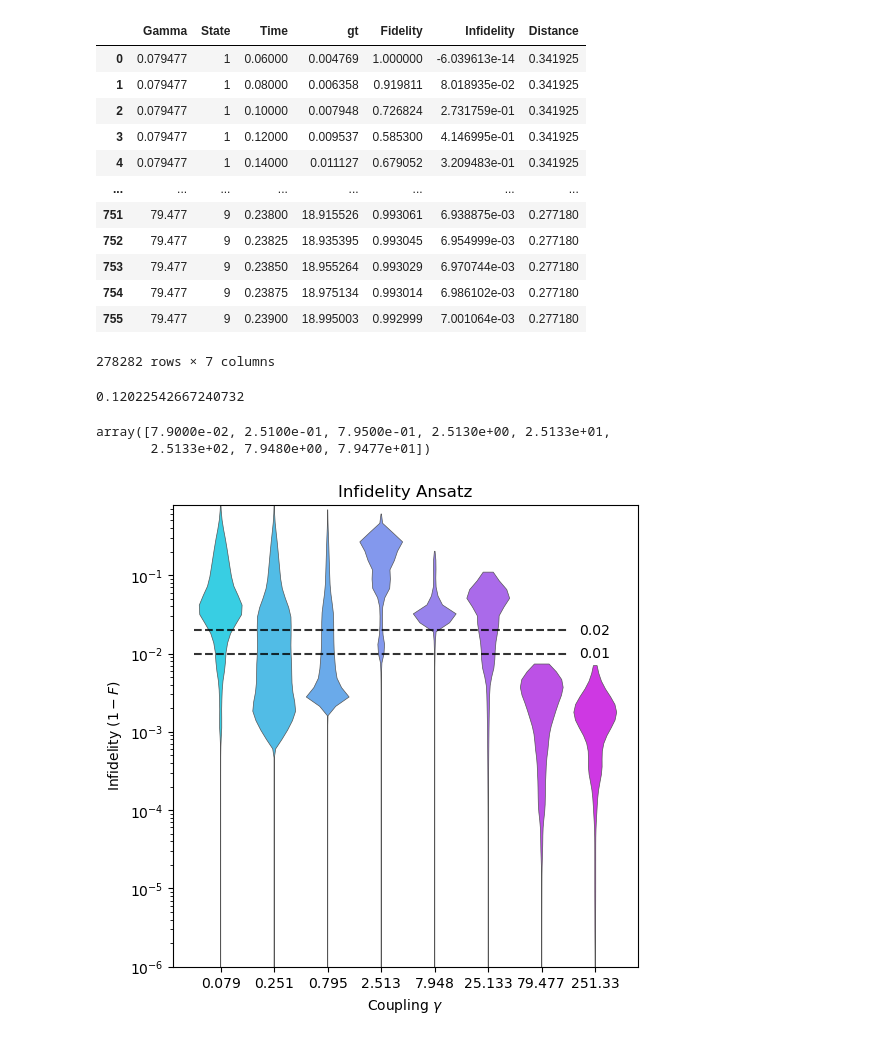
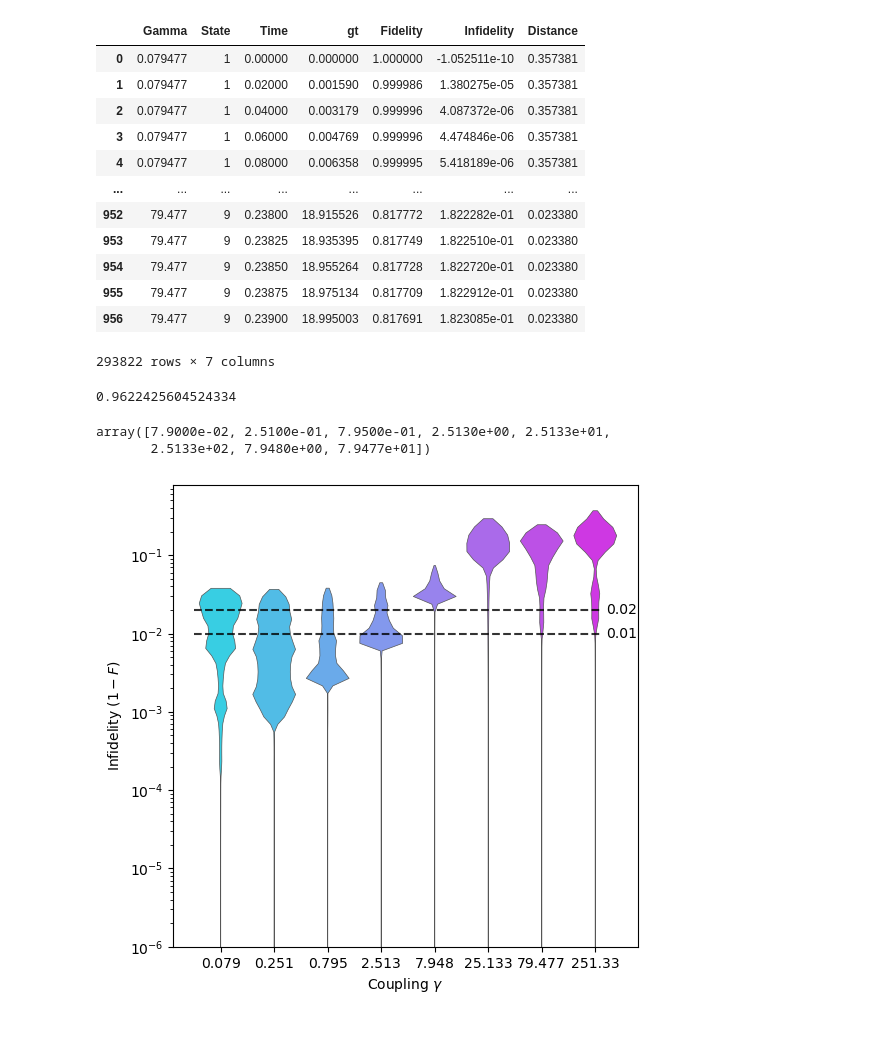
Before and after one commit to zpopovych/OQSID-thesis, a Jupyter notebook: DMD_TS_POP_correct/04_DMD_TS_POP_violin.ipynb, the cells around one changed output. Saved outputs shown, nothing was run; the diff lists cells and outputs as text; code cells hidden in the pictures.

```diff
--- a/DMD_TS_POP_correct/04_DMD_TS_POP_violin.ipynb
+++ b/DMD_TS_POP_correct/04_DMD_TS_POP_violin.ipynb
@@ -8,27 +8,29 @@ import os
 # %%
 #os.chdir("../TESTS/")
 
-df = pd.read_pickle("../TESTS/dataframe_DMD_TS_POP_testD20_2024-Jan-05_at_13-24.h5.pkl")
+#df = pd.read_pickle("../TESTS/dataframe_DMD_TS_POP_testD20_2024-Jan-05_at_13-24.h5.pkl")
+
+df = pd.read_pickle("../TESTS/dataframe_DMD_TS_POP_RND_testD20_2024-Jan-31_at_16-18.h5.pkl")
 # %%
 df
 # %% [output]
 |  | Gamma | State | Time | gt | Fidelity | Infidelity | Distance |
-| 0 | 0.079477 | 1 | 0.06000 | 0.004769 | 1.000000 | -6.039613e-14 | 0.341925 |
-| 1 | 0.079477 | 1 | 0.08000 | 0.006358 | 0.919811 | 8.018935e-02 | 0.341925 |
-| 2 | 0.079477 | 1 | 0.10000 | 0.007948 | 0.726824 | 2.731759e-01 | 0.341925 |
-| 3 | 0.079477 | 1 | 0.12000 | 0.009537 | 0.585300 | 4.146995e-01 | 0.341925 |
-| 4 | 0.079477 | 1 | 0.14000 | 0.011127 | 0.679052 | 3.209483e-01 | 0.341925 |
+| 0 | 0.079477 | 1 | 0.00000 | 0.000000 | 1.000000 | -1.052511e-10 | 0.357381 |
+| 1 | 0.079477 | 1 | 0.02000 | 0.001590 | 0.999986 | 1.380275e-05 | 0.357381 |
+| 2 | 0.079477 | 1 | 0.04000 | 0.003179 | 0.999996 | 4.087372e-06 | 0.357381 |
+| 3 | 0.079477 | 1 | 0.06000 | 0.004769 | 0.999996 | 4.474846e-06 | 0.357381 |
+| 4 | 0.079477 | 1 | 0.08000 | 0.006358 | 0.999995 | 5.418189e-06 | 0.357381 |
 | ... | ... | ... | ... | ... | ... | ... | ... |
-| 751 | 79.477 | 9 | 0.23800 | 18.915526 | 0.993061 | 6.938875e-03 | 0.277180 |
-| 752 | 79.477 | 9 | 0.23825 | 18.935395 | 0.993045 | 6.954999e-03 | 0.277180 |
-| 753 | 79.477 | 9 | 0.23850 | 18.955264 | 0.993029 | 6.970744e-03 | 0.277180 |
-| 754 | 79.477 | 9 | 0.23875 | 18.975134 | 0.993014 | 6.986102e-03 | 0.277180 |
-| 755 | 79.477 | 9 | 0.23900 | 18.995003 | 0.992999 | 7.001064e-03 | 0.277180 |
+| 952 | 79.477 | 9 | 0.23800 | 18.915526 | 0.817772 | 1.822282e-01 | 0.023380 |
+| 953 | 79.477 | 9 | 0.23825 | 18.935395 | 0.817749 | 1.822510e-01 | 0.023380 |
+| 954 | 79.477 | 9 | 0.23850 | 18.955264 | 0.817728 | 1.822720e-01 | 0.023380 |
+| 955 | 79.477 | 9 | 0.23875 | 18.975134 | 0.817709 | 1.822912e-01 | 0.023380 |
+| 956 | 79.477 | 9 | 0.23900 | 18.995003 | 0.817691 | 1.823085e-01 | 0.023380 |
-278282 rows × 7 columns
+293822 rows × 7 columns
 # %%
 df[df.Gamma == "0.079477"].Fidelity.min()
 # %% [output]
-0.12022542667240732
+0.9622425604524334
 # %%
 gammas = ['0.079477', '0.25133', '0.79477', '2.5133', '7.9477', '25.133', '79.477', '251.33']
 
@@ -71,16 +73,16 @@ def log_infidelity_from_gamma(df, title):
     ax.set_xlabel(r'Coupling $\gamma$')
     ax.set_ylabel(r'Infidelity $(1-F)$')
 
-    ax.hlines(y=np.log10(.01), xmin=-0.5, xmax=6.5, colors='black', linestyles='--', alpha=0.8)
-    ax.text(6.7, np.log10(.01), '0.01', ha='left', va='center')
+    ax.hlines(y=np.log10(.01), xmin=-0.5, xmax=7.1, colors='black', linestyles='--', alpha=0.8)
+    ax.text(7.2, np.log10(.01), '0.01', ha='left', va='center')
 
-    ax.hlines(y=np.log10(.02), xmin=-0.5, xmax=6.5, colors='black', linestyles='--', alpha=0.8)
-    ax.text(6.7, np.log10(.02), '0.02', ha='left', va='center')
+    ax.hlines(y=np.log10(.02), xmin=-0.5, xmax=7.1, colors='black', linestyles='--', alpha=0.8)
+    ax.text(7.2, np.log10(.02), '0.02', ha='left', va='center')
 
     return fig
 # %%
-fig = log_infidelity_from_gamma(df, "Infidelity Ansatz")
+fig = log_infidelity_from_gamma(df, "")
 fig.show()
 # %% [output]
-[figure, old version]
+[figure, new version]
 # %%
```
Also changed, not shown: parts of 1 cell of this notebook, 29 other files.
